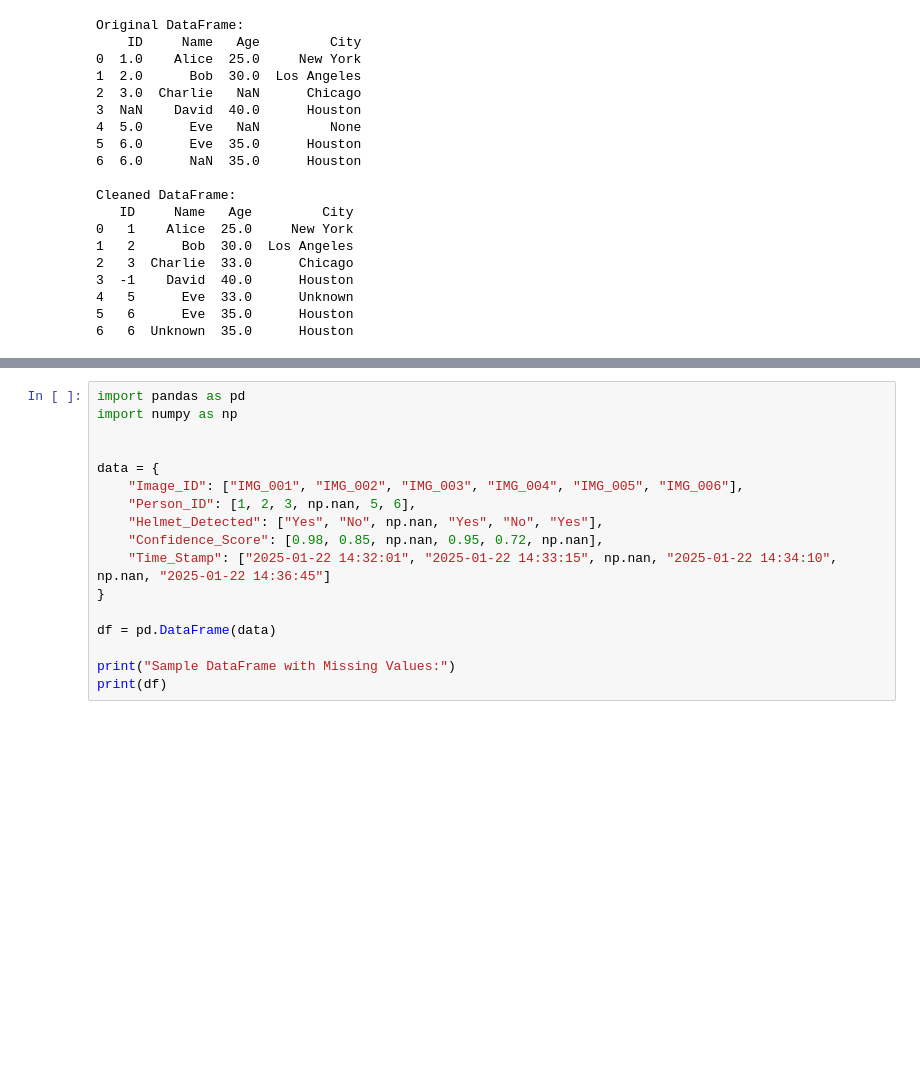
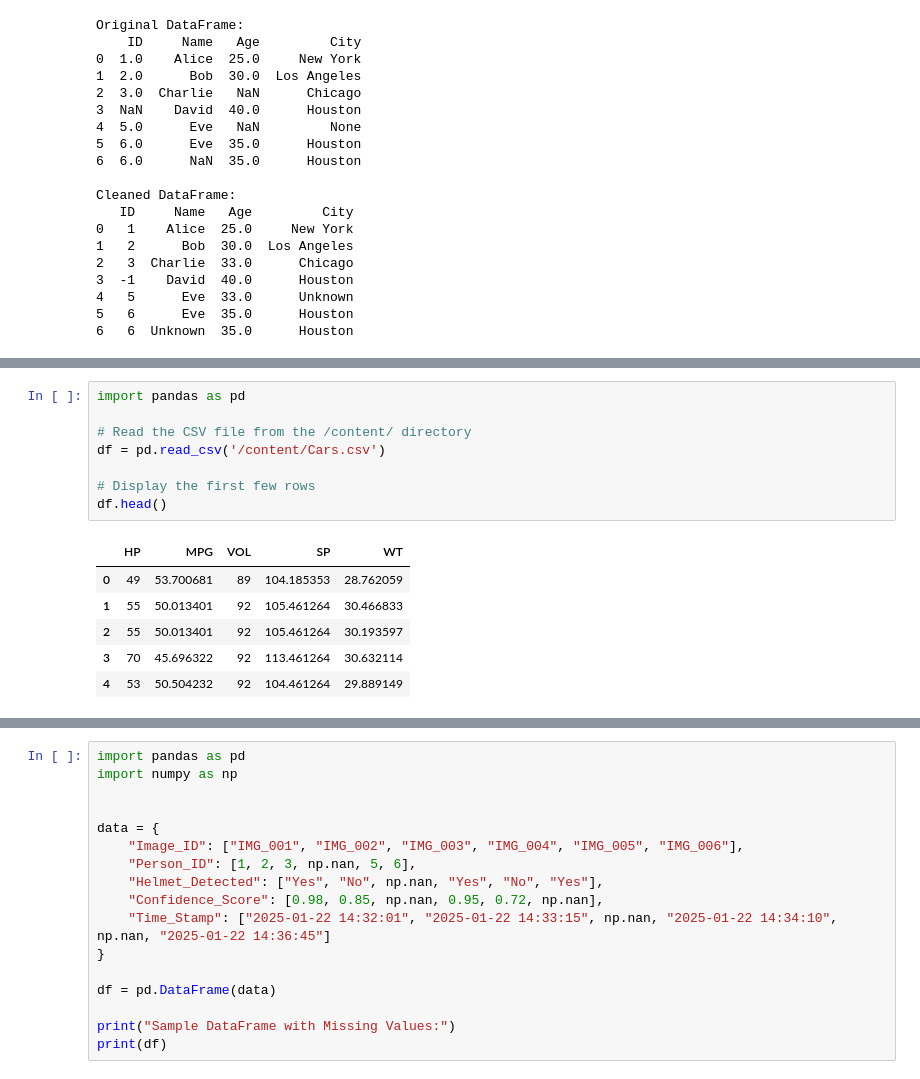
Before and after one commit to harsh-busam04/assignment_ml, a Jupyter notebook: untitled7.ipynb, the cells around one changed output, grey strips where cells are left out. Saved outputs shown, nothing was run; the diff lists cells and outputs as text; blank space fills up the shorter version.

```diff
--- a/untitled7.ipynb
+++ b/untitled7.ipynb
@@ -149,0 +88,15 @@ Cleaned DataFrame:
+# %%
+import pandas as pd
+
+# Read the CSV file from the /content/ directory
+df = pd.read_csv('/content/Cars.csv')
+
+# Display the first few rows
+df.head()
+# %% [output]
+|  | HP | MPG | VOL | SP | WT |
+| 0 | 49 | 53.700681 | 89 | 104.185353 | 28.762059 |
+| 1 | 55 | 50.013401 | 92 | 105.461264 | 30.466833 |
+| 2 | 55 | 50.013401 | 92 | 105.461264 | 30.193597 |
+| 3 | 70 | 45.696322 | 92 | 113.461264 | 30.632114 |
+| 4 | 53 | 50.504232 | 92 | 104.461264 | 29.889149 |
```
Also changed, not shown: parts of 7 cells of this notebook.
